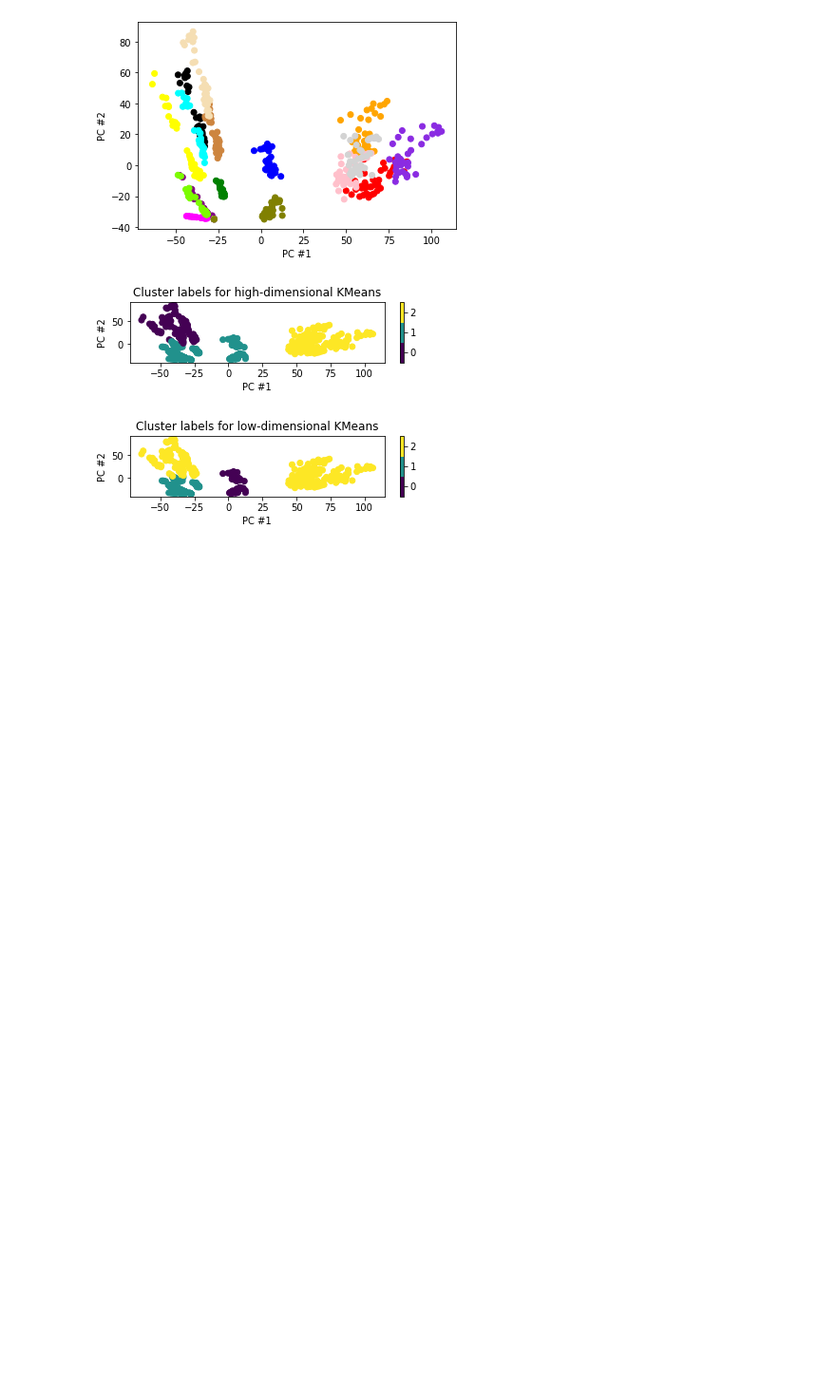
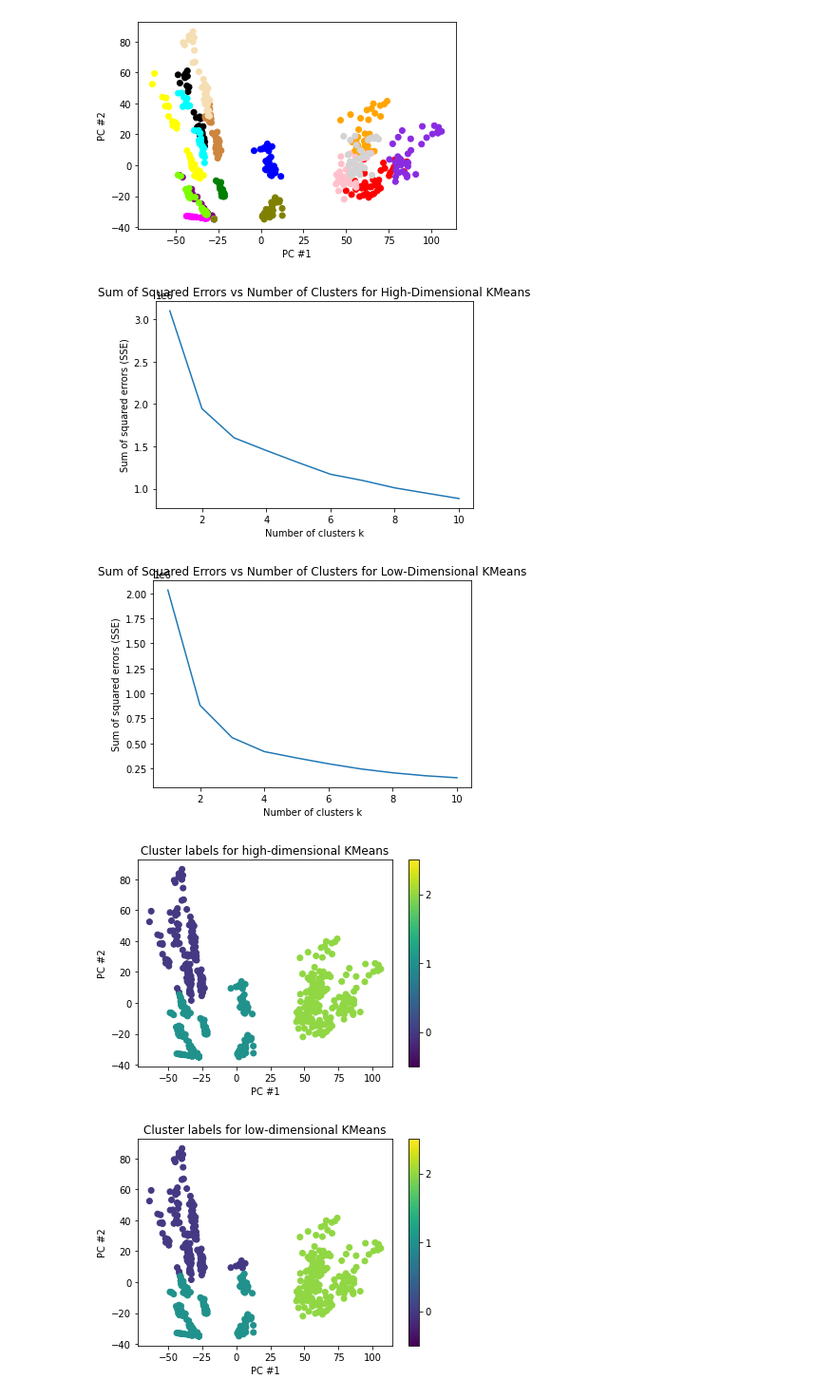
Before and after one commit to julienphillipseng/mla1, a Jupyter notebook: Task_2.ipynb, the cells around one changed output. Shown: that part at 95% size. Saved outputs shown, nothing was run; the diff lists cells and outputs as text; code cells hidden in the pictures; blank space fills up the shorter version.

```diff
--- a/Task_2.ipynb
+++ b/Task_2.ipynb
@@ -66,15 +66,16 @@ plt.ylabel("% Variance explained")
 plt.title("Cumulative Variance Explained vs Principal Components")
 plt.show()
 
-Y = df.copy()
 
-target = Y.open_covid_region_code
-Y.drop(Y.columns[[0, 1, -3, -2, -1]], axis=1, inplace=True)
-data = np.array(Y)
+X = df.copy()
 
-pca = PCA(n_components=2)
+target = X.open_covid_region_code
+X.drop(X.columns[[0, 1, -3, -2, -1]], axis=1, inplace=True)
+data = np.array(X)
+
+pca = PCA(n_components=3)
 pca.fit(data)
-data_reduced = pca.transform(Y)
+data_reduced = pca.transform(X)
 
 colors = {'US-AK':'red', 'US-DC':'green', 'US-DE':'blue', 'US-HI':'yellow', 'US-ID':'purple', 'US-ME':'black', 'US-MT':'orange', 'US-ND':'pink', 'US-NE':'magenta',
  'US-NH':'cyan', 'US-NM':'lawngreen', 'US-RI':'peru', 'US-SD':'lightgray', 'US-VT':'blueviolet', 'US-WV':'wheat', 'US-WY':'olive'}
@@ -89,31 +90,57 @@ plt.show()
 [figure]
 [figure]
 # %%
-kmeans_high = KMeans(n_clusters=4, random_state=0)
+xs = [1,2,3,4,5,6,7,8,9,10]
+ys_high = []
+ys_low = []
+
+for k in xs:
+  kmeans_high = KMeans(n_clusters=k, random_state=0)
+  kmeans_high.fit(data)
+
+  kmeans_low = KMeans(n_clusters=k, random_state=0)
+  kmeans_low.fit(data_reduced)
+
+  ys_high.append(kmeans_high.inertia_)
+  ys_low.append(kmeans_low.inertia_)
+
+plt.plot(xs, ys_high)
+plt.xlabel("Number of clusters k")
+plt.ylabel("Sum of squared errors (SSE)")
+plt.title("Sum of Squared Errors vs Number of Clusters for High-Dimensional KMeans")
+plt.show()
+
+plt.plot(xs, ys_low)
+plt.xlabel("Number of clusters k")
+plt.ylabel("Sum of squared errors (SSE)")
+plt.title("Sum of Squared Errors vs Number of Clusters for Low-Dimensional KMeans")
+plt.show()
+
+kmeans_high = KMeans(n_clusters=3, random_state=0)
 kmeans_high.fit(data)
 y_pred_high = kmeans_high.predict(data)
 
-kmeans_low = KMeans(n_clusters=4, random_state=0)
+kmeans_low = KMeans(n_clusters=3, random_state=0)
 kmeans_low.fit(data_reduced)
 y_pred_low = kmeans_low.predict(data_reduced)
 
-plt.subplot(3,1,1)
-plt.scatter(data_reduced[:,0], data_reduced[:,1], c=y_pred_high, cmap=plt.cm.get_cmap('viridis',3))
+plt.scatter(data_reduced[:,0], data_reduced[:,1], c=y_pred_high)
 plt.colorbar(ticks=[0,1,2,3])
 plt.clim(-0.5,2.5)
 plt.xlabel("PC #1")
 plt.ylabel("PC #2")
 plt.title("Cluster labels for high-dimensional KMeans")
 plt.show()
 
-plt.subplot(3,1,2)
-plt.scatter(data_reduced[:,0], data_reduced[:,1], c=y_pred_low, cmap=plt.cm.get_cmap('viridis',3))
+plt.scatter(data_reduced[:,0], data_reduced[:,1], c=y_pred_low)
 plt.colorbar(ticks=[0,1,2,3])
 plt.clim(-0.5,2.5)
 plt.xlabel("PC #1")
 plt.ylabel("PC #2")
 plt.title("Cluster labels for low-dimensional KMeans")
 plt.show()
 # %% [output]
-[figure, old version]
+[figure, new version]
-[figure, old version]
+[figure, new version]
+[figure, added]
+[figure, added]
```
